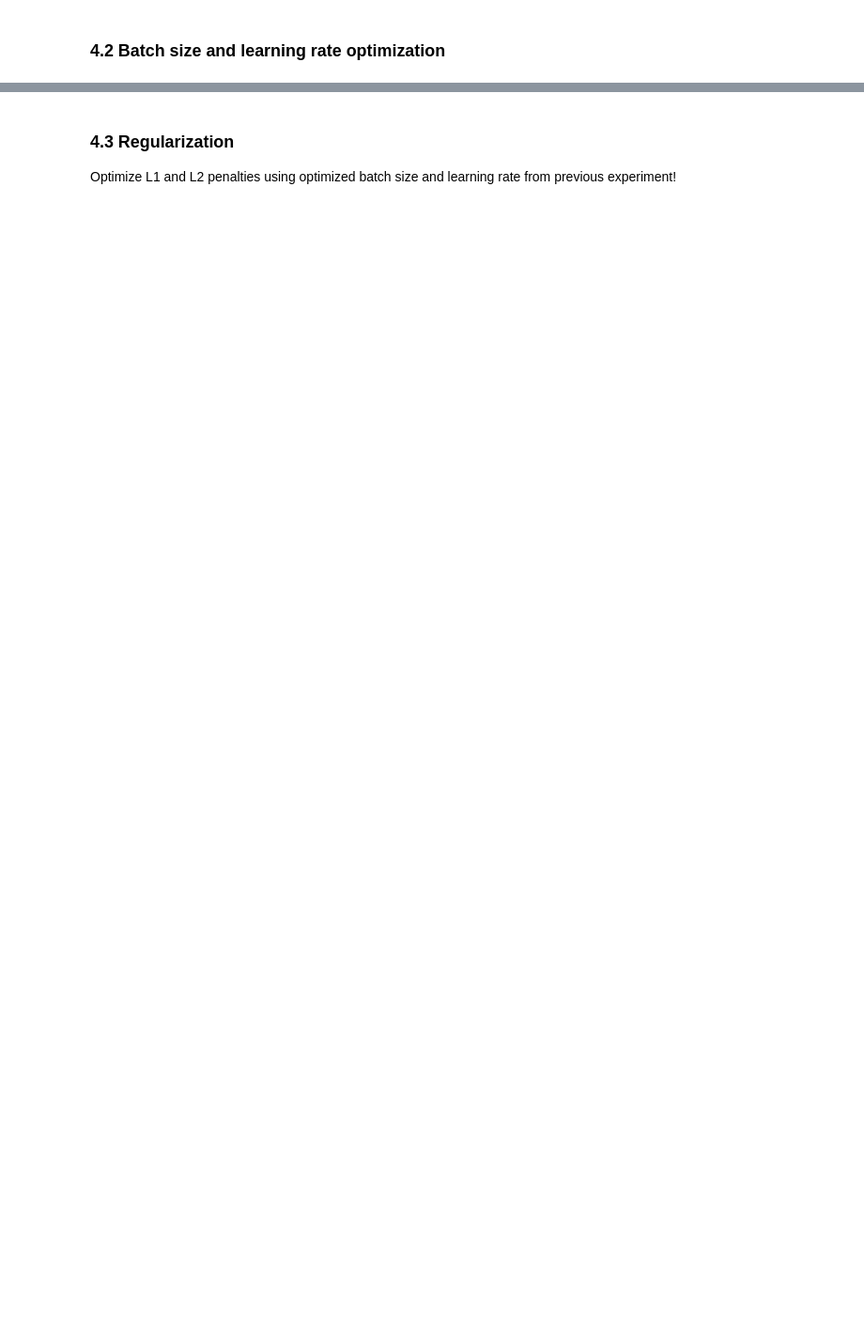
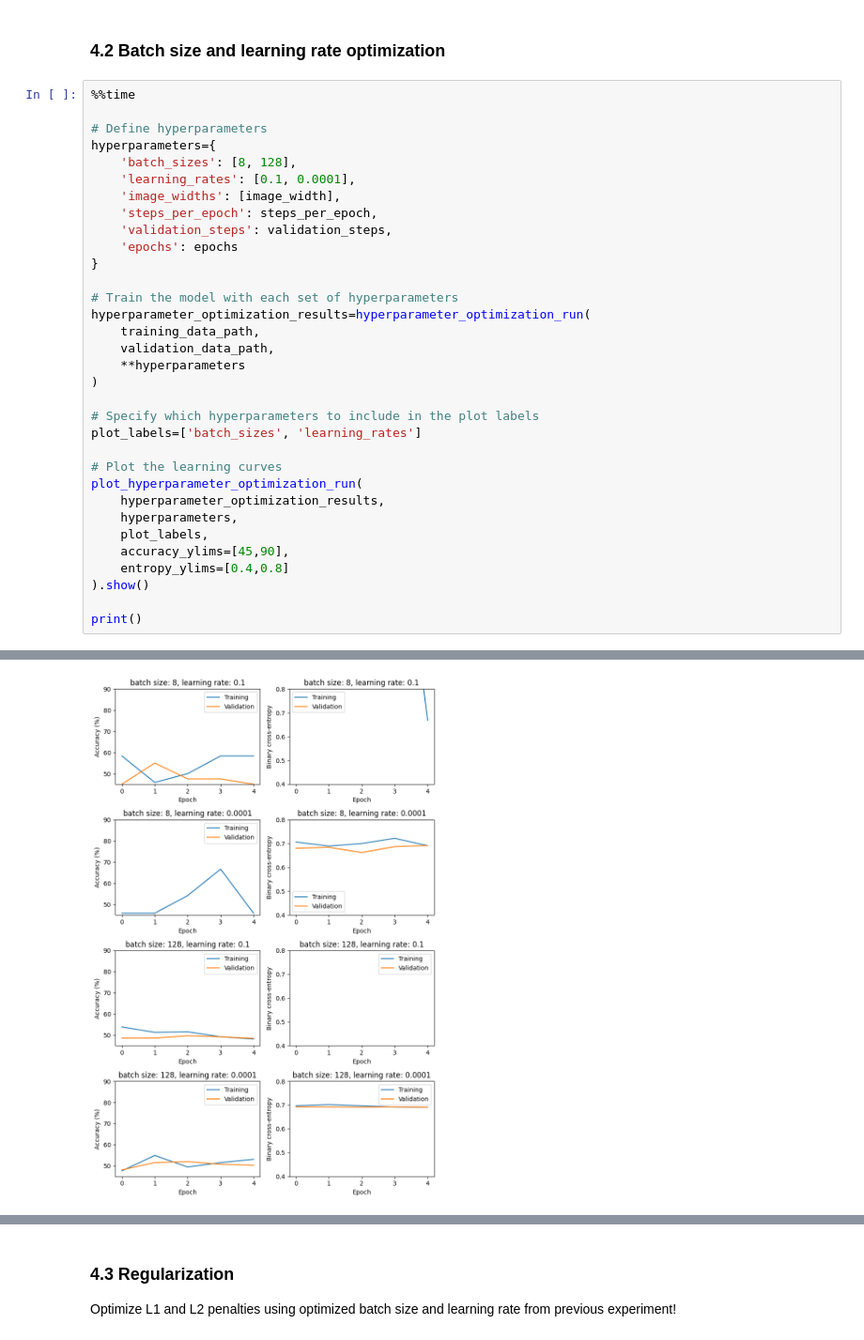
Before and after one commit to 4GeeksAcademy/Madesh4-image-classification, a Jupyter notebook: src/Madesh_solution.ipynb, the cells around one changed output, grey strips where cells are left out. Shown at 94% size. Saved outputs shown, nothing was run; the diff lists cells and outputs as text; blank space fills up the shorter version.

```diff
--- a/src/Madesh_solution.ipynb
+++ b/src/Madesh_solution.ipynb
@@ -228,2 +248,36 @@ Wall time: 1.68 s
 # %% [markdown]
 ### 4.2 Batch size and learning rate optimization
+# %%
+%%time
+
+# Define hyperparameters
+hyperparameters={
+    'batch_sizes': [8, 128],
+    'learning_rates': [0.1, 0.0001],
+    'image_widths': [image_width],
+    'steps_per_epoch': steps_per_epoch,
+    'validation_steps': validation_steps,
+    'epochs': epochs
+}
+
+# Train the model with each set of hyperparameters
+hyperparameter_optimization_results=hyperparameter_optimization_run(
+    training_data_path,
+    validation_data_path,
+    **hyperparameters
+)
+
+# Specify which hyperparameters to include in the plot labels
+plot_labels=['batch_sizes', 'learning_rates']
+
+# Plot the learning curves
+plot_hyperparameter_optimization_run(
+    hyperparameter_optimization_results,
+    hyperparameters,
+    plot_labels,
+    accuracy_ylims=[45,90],
+    entropy_ylims=[0.4,0.8]
+).show()
+
+print()
+# %% [output]
@@ -229,0 +296 @@ Wall time: 1.68 s
+[figure, added]
```
Also changed, not shown: parts of 10 cells of this notebook.
